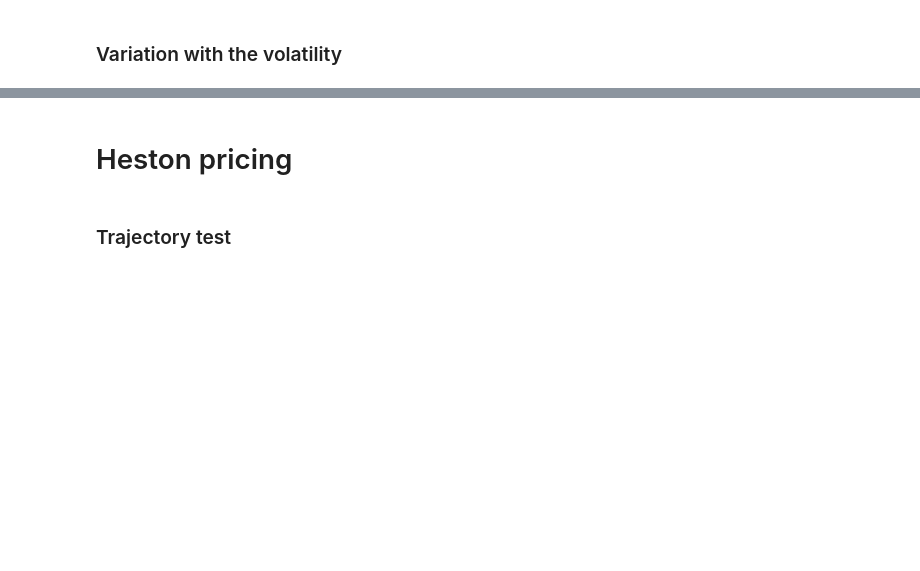
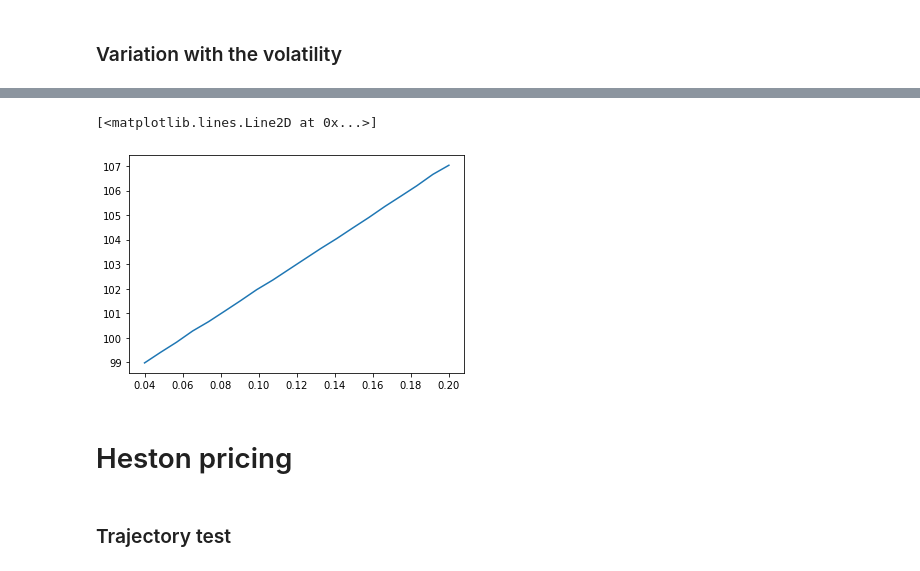
Before and after one commit to 20castro/Autocallable, a Jupyter notebook: simple_monte_carlo/result.ipynb, the cells around one changed output, grey strips where cells are left out. Drawn from its saved outputs; the diff is of its cells as text; code cells hidden in the pictures; blank space fills up the shorter version.

```diff
--- a/simple_monte_carlo/result.ipynb
+++ b/simple_monte_carlo/result.ipynb
@@ -69,3 +72,18 @@ plt.plot(vols, prices[::, 0])
+# %%
+qs = np.linspace(.04, .20, 20)
+prices = []
+for qp in qs:
+    autocall = MonteCarlo(rate=.03, q=qp, barrier=100, freq=.25, mat=1, put_strike=80, notional=100)
+    bs_model = BSPath(r=.03, sigma=.2, S0=100)
+    traj = bs_model.simulation(4, 1/4, 10**5)
+    price = autocall.valuation(traj, verbose=False)
+    prices.append(price)
+prices = np.array(prices)
+# %%
+plt.plot(qs, prices[::, 0])
+# %% [output]
+[<matplotlib.lines.Line2D at 0x...>]
+[figure, added]
 # %% [markdown]
 # Heston pricing
 # %% [markdown]
```
Also changed, not shown: parts of 10 cells of this notebook, 1 other file.
